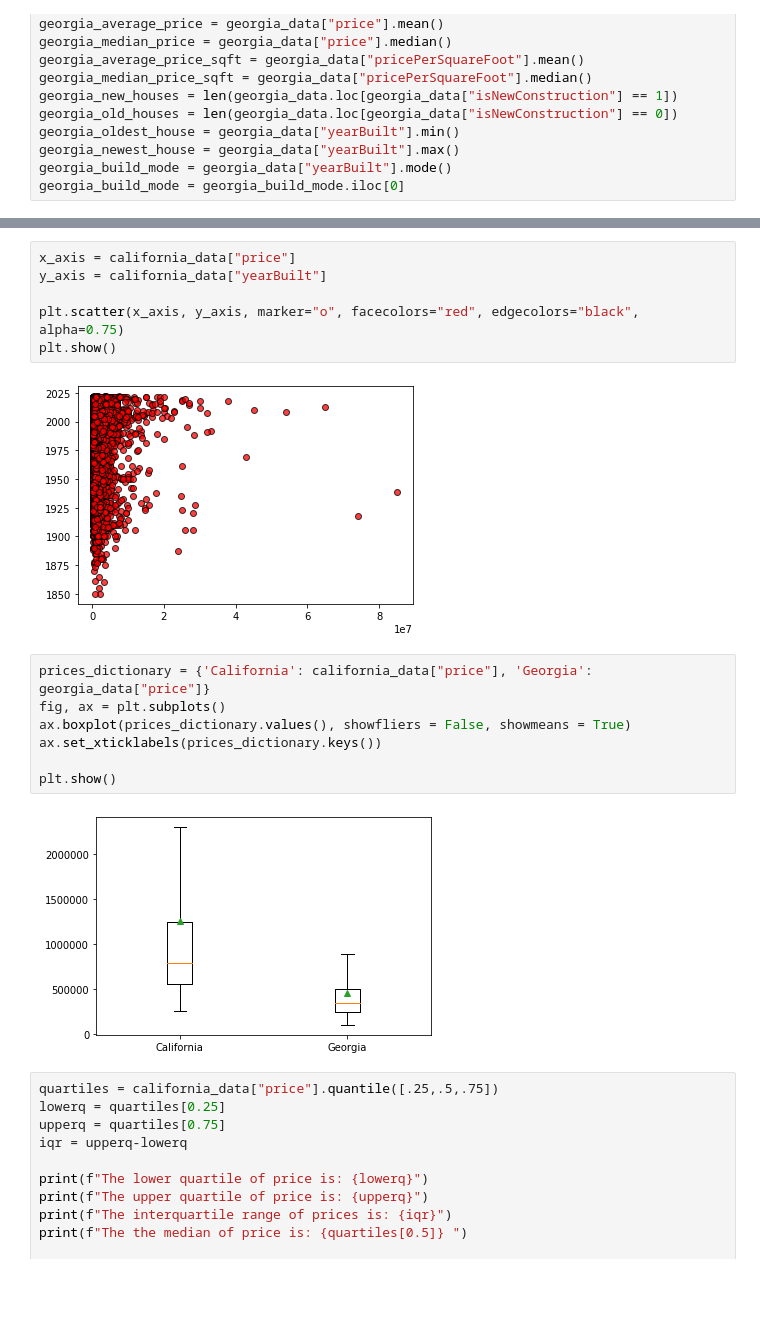
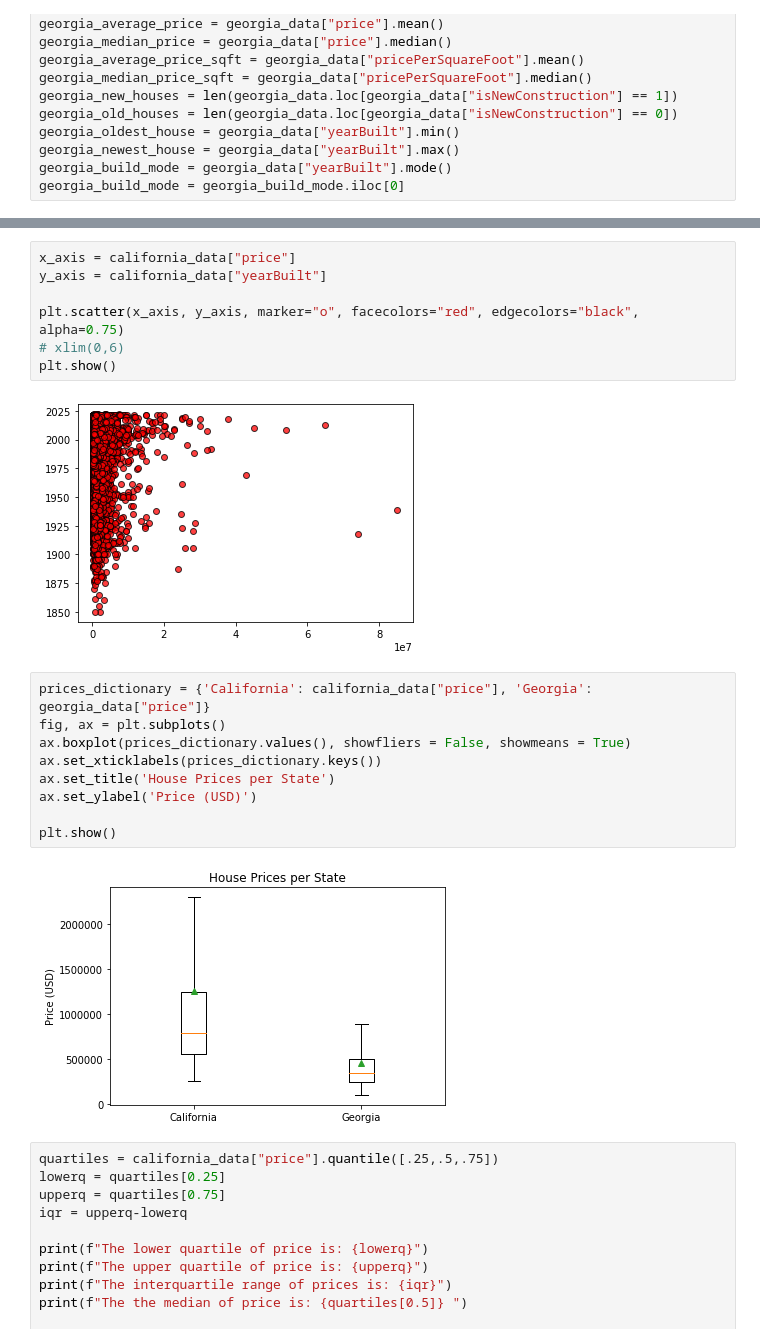
Before and after one commit to nuvvalaps/Project1-DataVis, a Jupyter notebook: Summary Statistics.ipynb, the cells around one changed output, grey strips where cells are left out. Saved outputs shown, nothing was run; the diff lists cells and outputs as text; blank space fills up the shorter version.

```diff
--- a/Summary Statistics.ipynb
+++ b/Summary Statistics.ipynb
@@ -71,18 +85,21 @@ x_axis = california_data["price"]
 y_axis = california_data["yearBuilt"]
 
 plt.scatter(x_axis, y_axis, marker="o", facecolors="red", edgecolors="black", alpha=0.75)
+# xlim(0,6)
 plt.show()
 # %% [output]
 [figure]
 # %%
 prices_dictionary = {'California': california_data["price"], 'Georgia': georgia_data["price"]}
 fig, ax = plt.subplots()
 ax.boxplot(prices_dictionary.values(), showfliers = False, showmeans = True)
 ax.set_xticklabels(prices_dictionary.keys())
+ax.set_title('House Prices per State')
+ax.set_ylabel('Price (USD)')
 
 plt.show()
 # %% [output]
-[figure, old version]
+[figure, new version]
 # %%
 quartiles = california_data["price"].quantile([.25,.5,.75])
 lowerq = quartiles[0.25]
```
Also changed, not shown: parts of 3 cells of this notebook, 3 other files.
